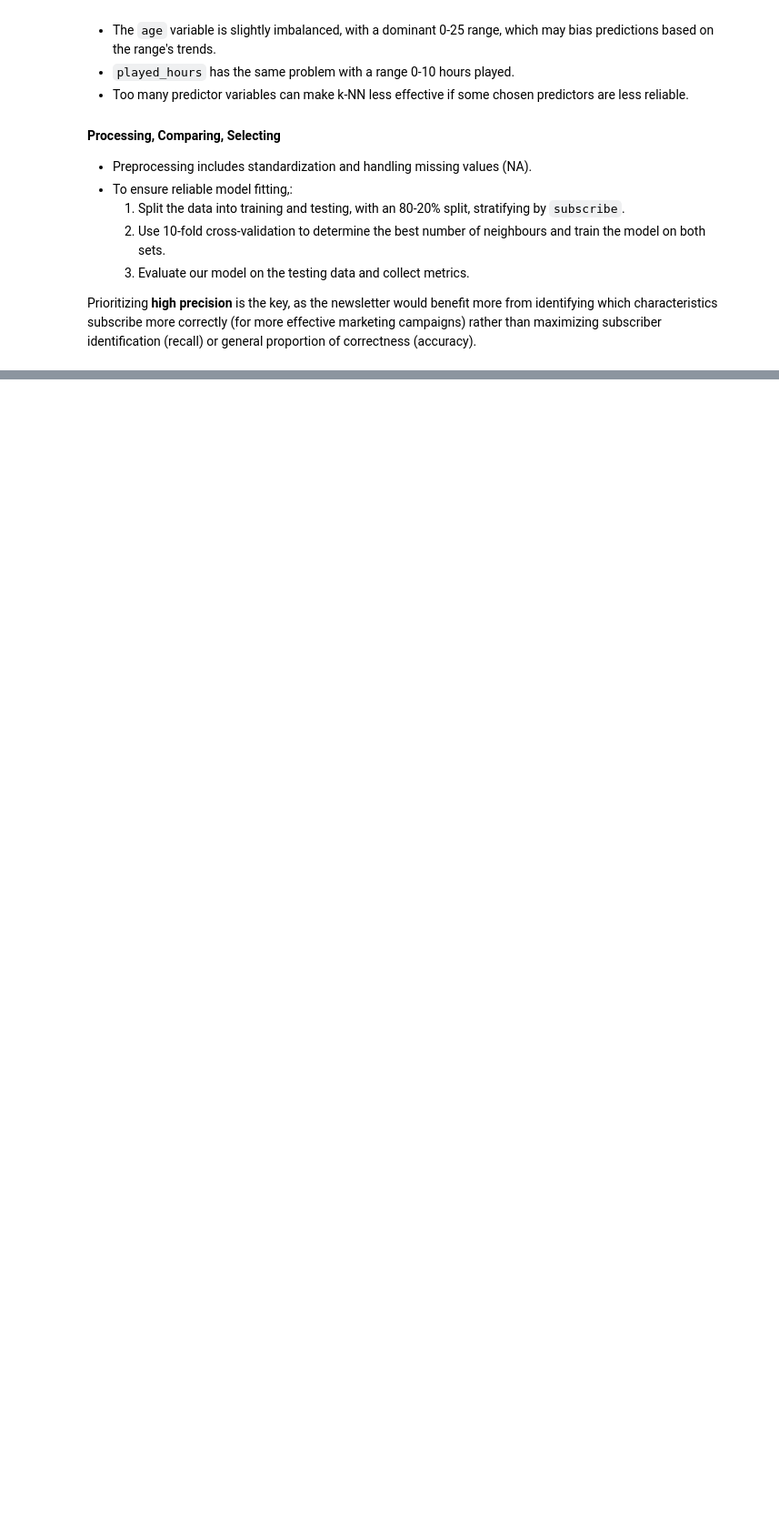
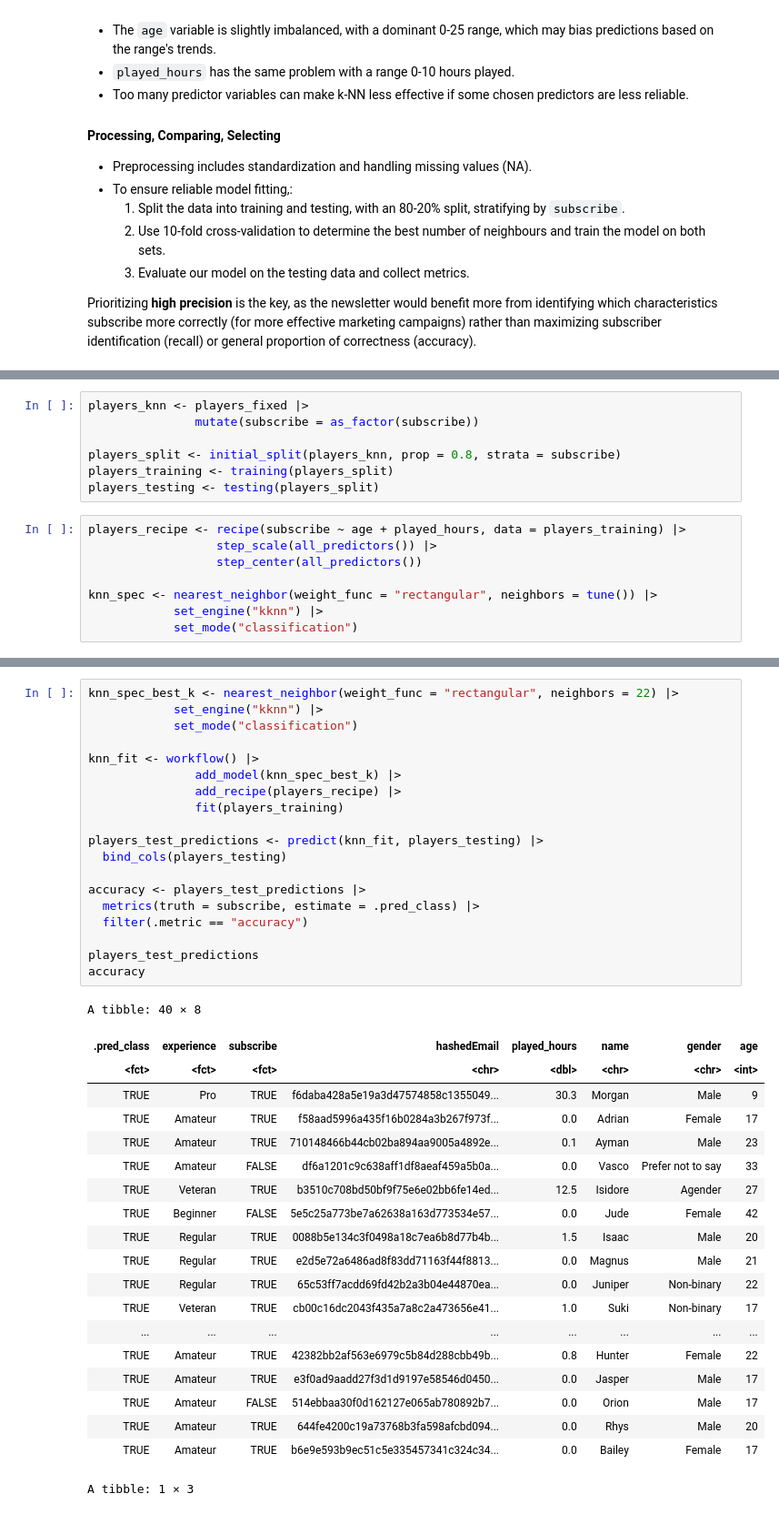
Before and after one commit to meneghettij/individual_planning_stage, a Jupyter notebook: san_individual_planning_report.ipynb, the cells around one changed output, grey strips where cells are left out. Shown at 91% size. Saved outputs shown, nothing was run; the diff lists cells and outputs as text; blank space fills up the shorter version.

Commit message:
Added Raw code - San
Classification models

```diff
--- a/san_individual_planning_report.ipynb
+++ b/san_individual_planning_report.ipynb
@@ -204,0 +225,15 @@ Prioritizing **high precision** is the key, as the newsletter would benefit more
+# %%
+players_knn <- players_fixed |>
+               mutate(subscribe = as_factor(subscribe))
+
+players_split <- initial_split(players_knn, prop = 0.8, strata = subscribe)
+players_training <- training(players_split)
+players_testing <- testing(players_split)
+# %%
+players_recipe <- recipe(subscribe ~ age + played_hours, data = players_training) |>
+                  step_scale(all_predictors()) |>
+                  step_center(all_predictors())
+
+knn_spec <- nearest_neighbor(weight_func = "rectangular", neighbors = tune()) |>
+            set_engine("kknn") |>
+            set_mode("classification")
@@ -204,0 +277,40 @@ Prioritizing **high precision** is the key, as the newsletter would benefit more
+# %%
+knn_spec_best_k <- nearest_neighbor(weight_func = "rectangular", neighbors = 22) |>
+            set_engine("kknn") |>
+            set_mode("classification")
+
+knn_fit <- workflow() |>
+               add_model(knn_spec_best_k) |>
+               add_recipe(players_recipe) |>
+               fit(players_training)
+
+players_test_predictions <- predict(knn_fit, players_testing) |>
+  bind_cols(players_testing)
+
+accuracy <- players_test_predictions |>
+  metrics(truth = subscribe, estimate = .pred_class) |>
+  filter(.metric == "accuracy")
+
+players_test_predictions
+accuracy
+# %% [output]
+A tibble: 40 × 8
+| .pred_class | experience | subscribe | hashedEmail | played_hours | name | gender | age |
+| <fct> | <fct> | <fct> | <chr> | <dbl> | <chr> | <chr> | <int> |
+| TRUE | Pro | TRUE | f6daba428a5e19a3d47574858c1355049... | 30.3 | Morgan | Male | 9 |
+| TRUE | Amateur | TRUE | f58aad5996a435f16b0284a3b267f973f... | 0.0 | Adrian | Female | 17 |
+| TRUE | Amateur | TRUE | 710148466b44cb02ba894aa9005a4892e... | 0.1 | Ayman | Male | 23 |
+| TRUE | Amateur | FALSE | df6a1201c9c638aff1df8aeaf459a5b0a... | 0.0 | Vasco | Prefer not to say | 33 |
+| TRUE | Veteran | TRUE | b3510c708bd50bf9f75e6e02bb6fe14ed... | 12.5 | Isidore | Agender | 27 |
+| TRUE | Beginner | FALSE | 5e5c25a773be7a62638a163d773534e57... | 0.0 | Jude | Female | 42 |
+| TRUE | Regular | TRUE | 0088b5e134c3f0498a18c7ea6b8d77b4b... | 1.5 | Isaac | Male | 20 |
+| TRUE | Regular | TRUE | e2d5e72a6486ad8f83dd71163f44f8813... | 0.0 | Magnus | Male | 21 |
+| TRUE | Regular | TRUE | 65c53ff7acdd69fd42b2a3b04e44870ea... | 0.0 | Juniper | Non-binary | 22 |
+| TRUE | Veteran | TRUE | cb00c16dc2043f435a7a8c2a473656e41... | 1.0 | Suki | Non-binary | 17 |
+| ... | ... | ... | ... | ... | ... | ... | ... |
+| TRUE | Amateur | TRUE | 42382bb2af563e6979c5b84d288cbb49b... | 0.8 | Hunter | Female | 22 |
+| TRUE | Amateur | TRUE | e3f0ad9aadd27f3d1d9197e58546d0450... | 0.0 | Jasper | Male | 17 |
+| TRUE | Amateur | FALSE | 514ebbaa30f0d162127e065ab780892b7... | 0.0 | Orion | Male | 17 |
+| TRUE | Amateur | TRUE | 644fe4200c19a73768b3fa598afcbd094... | 0.0 | Rhys | Male | 20 |
+| TRUE | Amateur | TRUE | b6e9e593b9ec51c5e335457341c324c34... | 0.0 | Bailey | Female | 17 |
+A tibble: 1 × 3
```
Also changed, not shown: parts of 3 cells of this notebook.
